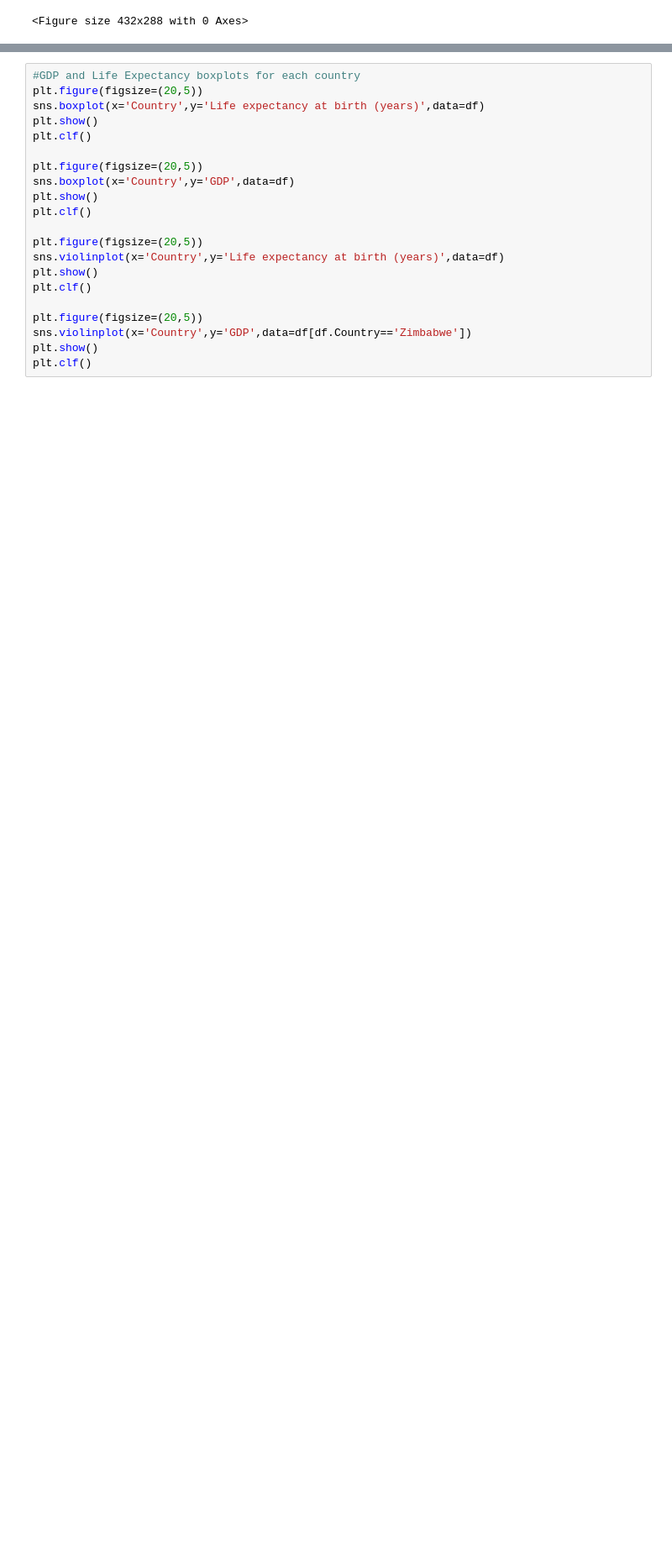
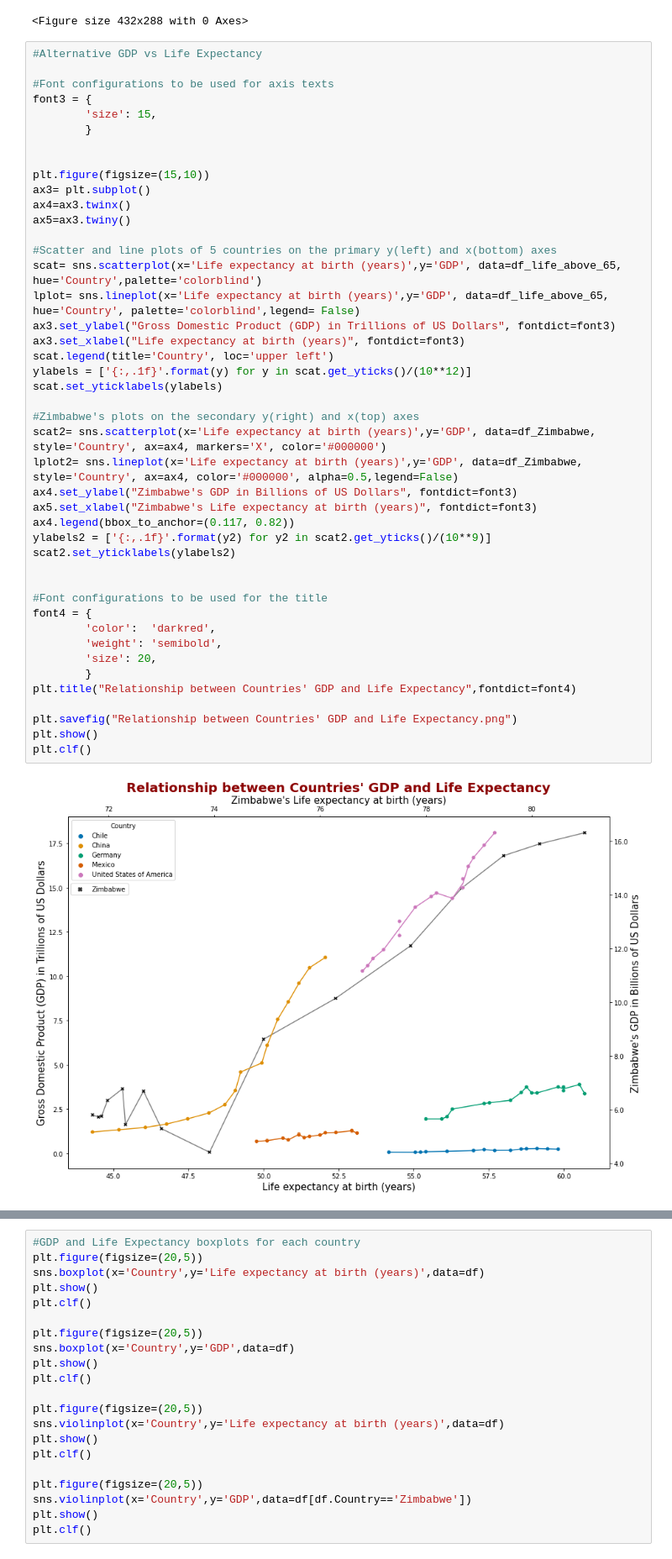
Before and after one commit to egecalay/Life-Expectancy-and-GDP, a Jupyter notebook: life_expectancy_gdp.ipynb, the cells around one changed output, grey strips where cells are left out. Shown at 84% size. Drawn from its saved outputs; the diff is of its cells as text; blank space fills up the shorter version.

```diff
--- a/life_expectancy_gdp.ipynb
+++ b/life_expectancy_gdp.ipynb
@@ -203,3 +226,49 @@ plt.clf()
 [figure]
 [figure]
 <Figure size 432x288 with 0 Axes>
+# %%
+#Alternative GDP vs Life Expectancy
+
+#Font configurations to be used for axis texts
+font3 = {
+        'size': 15,
+        }
+
+
+plt.figure(figsize=(15,10))
+ax3= plt.subplot()
+ax4=ax3.twinx()
+ax5=ax3.twiny()
+
+#Scatter and line plots of 5 countries on the primary y(left) and x(bottom) axes
+scat= sns.scatterplot(x='Life expectancy at birth (years)',y='GDP', data=df_life_above_65, hue='Country',palette='colorblind')
+lplot= sns.lineplot(x='Life expectancy at birth (years)',y='GDP', data=df_life_above_65, hue='Country', palette='colorblind',legend= False)
+ax3.set_ylabel("Gross Domestic Product (GDP) in Trillions of US Dollars", fontdict=font3)
+ax3.set_xlabel("Life expectancy at birth (years)", fontdict=font3)
+scat.legend(title='Country', loc='upper left')
+ylabels = ['{:,.1f}'.format(y) for y in scat.get_yticks()/(10**12)]
+scat.set_yticklabels(ylabels)
+
+#Zimbabwe's plots on the secondary y(right) and x(top) axes
+scat2= sns.scatterplot(x='Life expectancy at birth (years)',y='GDP', data=df_Zimbabwe, style='Country', ax=ax4, markers='X', color='#000000')
+lplot2= sns.lineplot(x='Life expectancy at birth (years)',y='GDP', data=df_Zimbabwe, style='Country', ax=ax4, color='#000000', alpha=0.5,legend=False)
+ax4.set_ylabel("Zimbabwe's GDP in Billions of US Dollars", fontdict=font3)
+ax5.set_xlabel("Zimbabwe's Life expectancy at birth (years)", fontdict=font3)
+ax4.legend(bbox_to_anchor=(0.117, 0.82))
+ylabels2 = ['{:,.1f}'.format(y2) for y2 in scat2.get_yticks()/(10**9)]
+scat2.set_yticklabels(ylabels2)
+
+
+#Font configurations to be used for the title
+font4 = {
+        'color':  'darkred',
+        'weight': 'semibold',
+        'size': 20,
+        }
+plt.title("Relationship between Countries' GDP and Life Expectancy",fontdict=font4)
+
+plt.savefig("Relationship between Countries' GDP and Life Expectancy.png")
+plt.show()
+plt.clf()
+# %% [output]
+[figure, added]
```
Also changed, not shown: parts of 5 cells of this notebook, 3 other files.
